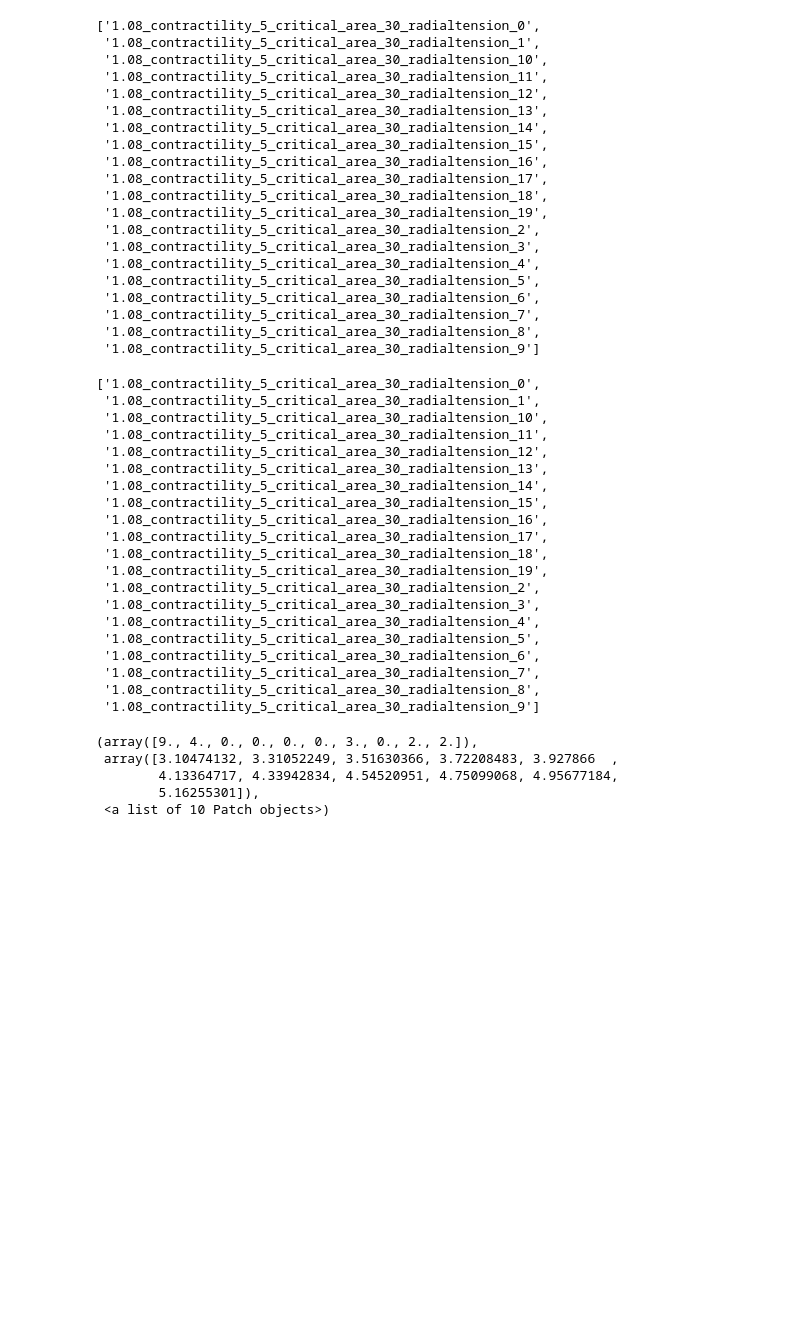
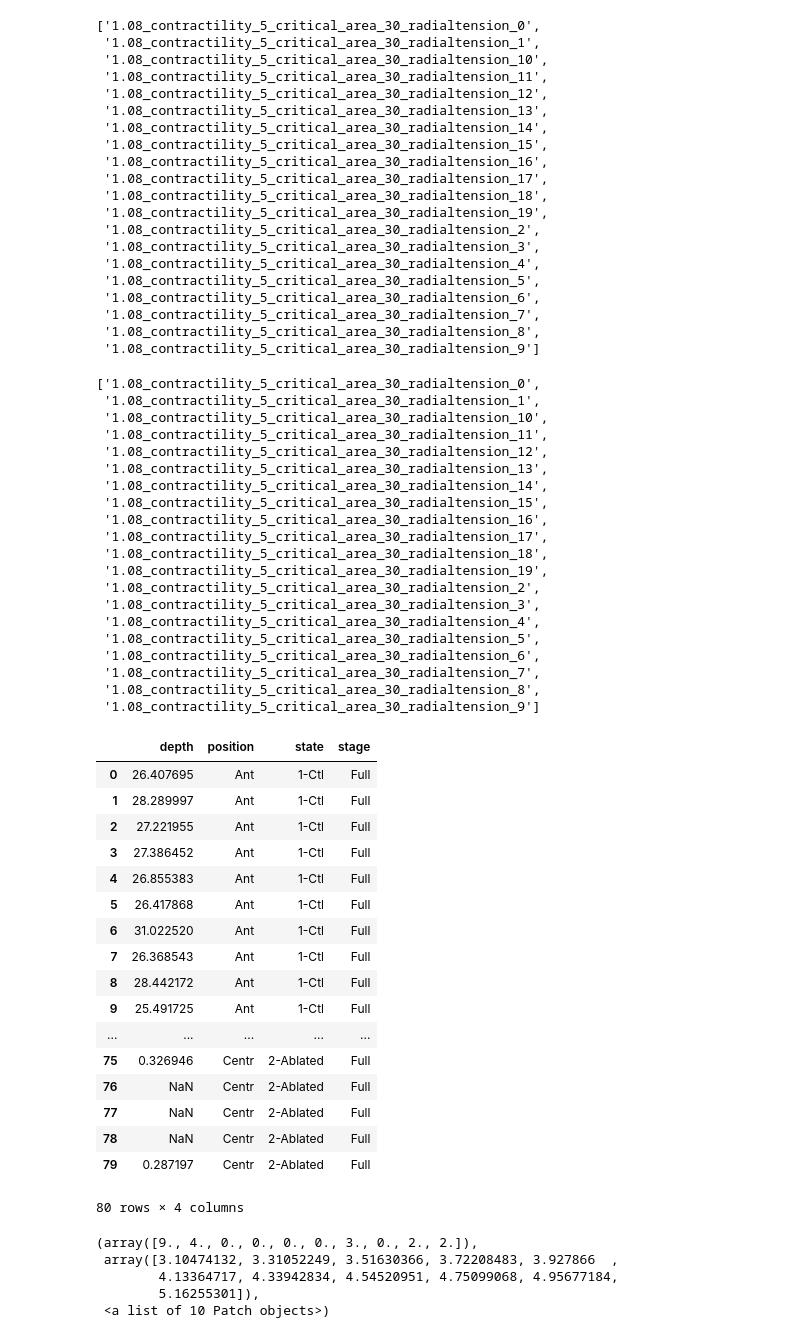
Before and after one commit to suzannelab/invagination, a Jupyter notebook: notebooks/EmbryoMesodermInvagination-ContractilityGradient_Ablation_STAT.ipynb, the cells around one changed output. Saved outputs shown, nothing was run; the diff lists cells and outputs as text; code cells hidden in the pictures; blank space fills up the shorter version.

```diff
--- a/notebooks/EmbryoMesodermInvagination-ContractilityGradient_Ablation_STAT.ipynb
+++ b/notebooks/EmbryoMesodermInvagination-ContractilityGradient_Ablation_STAT.ipynb
@@ -39,14 +39,14 @@ import matplotlib.cm as cmx
 
 %matplotlib inline
 
-SIM_DIR = Path('/home/admin-suz/Documents/SimulationsReview')
+SIM_DIR = Path('/home/admin-suz/Documents/short_simulation/file_to_copy')
 #SIM_DIR = Path('/media/admin-suz/Sophie/2018/Papiers-EMT-Melanie/datas/')
 
 old = None
 
 import seaborn as sns
 # %%
-dirname1 = SIM_DIR/'2018-08-20_TEST0'
+dirname1 = SIM_DIR/'2018-09-09_TEST4'
 list_dir1 = sorted(os.listdir(dirname1))
 #list_dir1 = list_dir1[0:7:1] + list_dir1[12:25:6] + list_dir1[30:40:1]
 list_dir1
@@ -72,7 +72,7 @@ list_dir1
  '1.08_contractility_5_critical_area_30_radialtension_8',
  '1.08_contractility_5_critical_area_30_radialtension_9']
 # %%
-dirname2 = SIM_DIR/'2018-08-20_TEST1'
+dirname2 = SIM_DIR/'2018-09-09_TEST5'
 list_dir2 = sorted(os.listdir(dirname2))
 list_dir2
 # %% [output]
@@ -112,27 +112,49 @@ data1_Ttime_depth_Ant = []
 data1_Ttime_depth_Centr = []
 for d in list_dir1:
     data1_Ttime_depth_Ant.append(define_depth_at_time_t(os.path.join(dirname1, d),
-                                                        t=50, xmin=-100, xmax = -60))
+                                                        t=50, xmin=-80, xmax = -70))
     data1_Ttime_depth_Centr.append(define_depth_at_time_t(os.path.join(dirname1, d),
-                                                        t=50, xmin=-20, xmax = 20))
+                                                        t=50, xmin=-5, xmax = 5))
 
 data2_Ttime_depth_Ant = []
 data2_Ttime_depth_Centr = []
 for d in list_dir2:
     data2_Ttime_depth_Ant.append(define_depth_at_time_t(os.path.join(dirname2, d),
-                                                        t=50, xmin=-100, xmax = -60))
+                                                        t=50, xmin=-80, xmax = -70))
     data2_Ttime_depth_Centr.append(define_depth_at_time_t(os.path.join(dirname2, d),
-                                                        t=50, xmin=-20, xmax = 20))
+                                                        t=50, xmin=-5, xmax = 5))
 
 
 to_plot=[data1_Ttime_depth_Ant+ data2_Ttime_depth_Ant+
-         data1_Ttime_depth_Centr+ data2_Ttime_depth_Centr]
+         data1_Ttime_depth_Centr + data2_Ttime_depth_Centr]
 
 labels = [ 'depth']
-df_t = pd.DataFrame.from_records(to_plot, labels)
-df_t=df_t.transpose()
-df_t['position'] = pd.Series(['Ant']*40+ ['Centr']*40)
-df_t['state'] = pd.Series((['1-Ctl'] * 20 + ['2-Ablated'] * 20)*2)
+df = pd.DataFrame.from_records(to_plot, labels)
+df=df.transpose()
+df['position'] = pd.Series(['Ant']*40+ ['Centr']*40)
+df['state'] = pd.Series((['1-Ctl'] * 20 + ['2-Ablated'] * 20)*2)
+df['stage'] = pd.Series(['Full'] * 80)
+# %%
+df
+# %% [output]
+|  | depth | position | state | stage |
+| 0 | 26.407695 | Ant | 1-Ctl | Full |
+| 1 | 28.289997 | Ant | 1-Ctl | Full |
+| 2 | 27.221955 | Ant | 1-Ctl | Full |
+| 3 | 27.386452 | Ant | 1-Ctl | Full |
+| 4 | 26.855383 | Ant | 1-Ctl | Full |
+| 5 | 26.417868 | Ant | 1-Ctl | Full |
+| 6 | 31.022520 | Ant | 1-Ctl | Full |
+| 7 | 26.368543 | Ant | 1-Ctl | Full |
+| 8 | 28.442172 | Ant | 1-Ctl | Full |
+| 9 | 25.491725 | Ant | 1-Ctl | Full |
+| ... | ... | ... | ... | ... |
+| 75 | 0.326946 | Centr | 2-Ablated | Full |
+| 76 | NaN | Centr | 2-Ablated | Full |
+| 77 | NaN | Centr | 2-Ablated | Full |
+| 78 | NaN | Centr | 2-Ablated | Full |
+| 79 | 0.287197 | Centr | 2-Ablated | Full |
+80 rows × 4 columns
 # %%
 import matplotlib.pyplot as plt
 plt.hist(df[(df['state']=='1-Ctl') & (df['stage']=='Cup') & (df['position']=='Centr')]['depth'])
```
Also changed, not shown: parts of 5 cells of this notebook, 11 other files.
